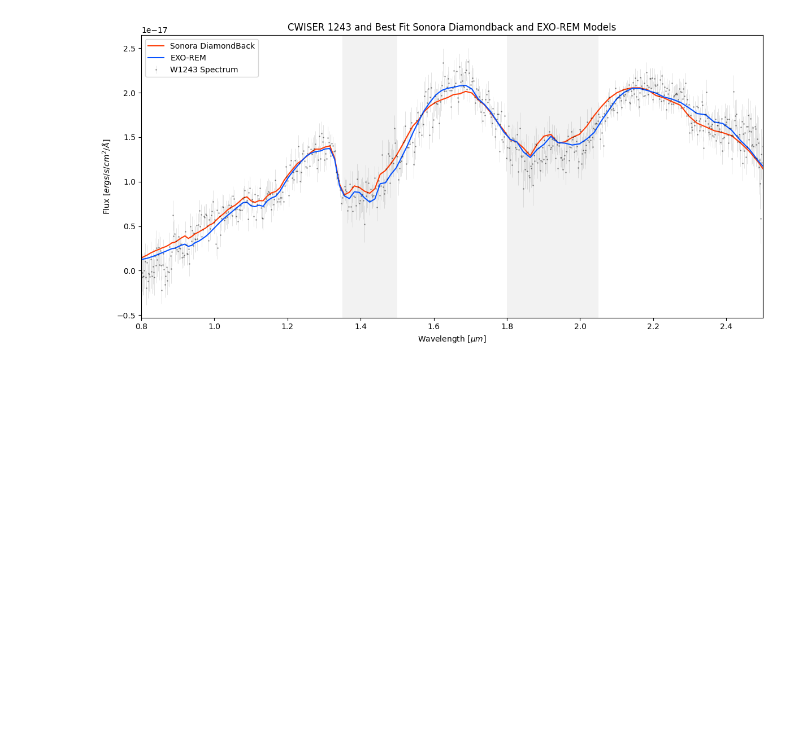
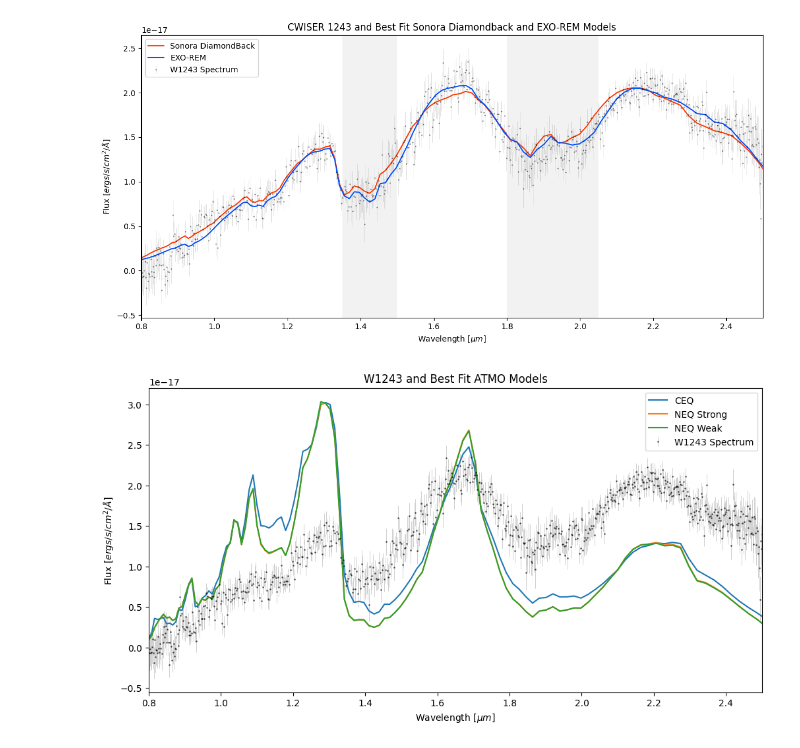
Before and after one commit to dmend8925/Forward-Modeling, a Jupyter notebook: forward_modeling.ipynb, the cells around one changed output. Saved outputs shown, nothing was run; the diff lists cells and outputs as text; code cells hidden in the pictures; blank space fills up the shorter version.

```diff
--- a/forward_modeling.ipynb
+++ b/forward_modeling.ipynb
@@ -798,6 +798,6 @@ plt.close()
 # %%
 # ATMO CEQ
-atmo_ceq_results = "atmo_ceq_results.csv"
+atmo_ceq_results = "/home/dylan/Research/W1243/forward_modeling/forward_modeling_results/atmo_ceq_results.csv"
 
 if Path(atmo_ceq_results).exists():
     atmo_ceq_df = pd.read_csv(atmo_ceq_results)
@@ -872,7 +872,7 @@ alpha                                                       0.0
 Name: 171, dtype: object
 # %%
 # ATMO NEQ strong
-atmo_neq_strong_results = "atmo_neq_strong_results.csv"
+atmo_neq_strong_results = "/home/dylan/Research/W1243/forward_modeling/forward_modeling_results/atmo_neq_strong_results.csv"
 
 if Path(atmo_neq_strong_results).exists():
     atmo_neq_strong_df = pd.read_csv(atmo_neq_strong_results)
@@ -946,7 +946,7 @@ alpha                                                       0.0
 Name: 101, dtype: object
 # %%
 # ATMO NEQ weak
-atmo_neq_weak_results = "atmo_neq_weak_results.csv"
+atmo_neq_weak_results = "/home/dylan/Research/W1243/forward_modeling/forward_modeling_results/atmo_neq_weak_results.csv"
 
 if Path(atmo_neq_weak_results).exists():
     atmo_neq_weak_df = pd.read_csv(atmo_neq_weak_results)
@@ -1097,3 +1097,50 @@ plt.show()
 plt.close()
 # %% [output]
 [figure]
+# %%
+fig, ax = plt.subplots(figsize=(12, 6))
+
+atmo_df_list = [atmo_ceq_df, atmo_neq_strong_df, atmo_neq_weak_df]
+atmo_model_names = ["CEQ", "NEQ Strong", "NEQ Weak"]
+
+plt.errorbar(
+    W1243_spectrum.wavelength,
+    W1243_spectrum.flux,
+    yerr=W1243_spectrum.error,
+    fmt="o",
+    ms=1,
+    label='W1243 Spectrum',
+    color='k',
+    alpha=.5,
+    ecolor='gray',
+    elinewidth=.5
+)
+
+for i, df in enumerate(atmo_df_list):
+    best_idx = df['chi2'].idxmin()
+    best_row = df.loc[best_idx]
+    best_model_path = best_row['file_path']
+    best_alpha = best_row['alpha']
+    best_chi2 = best_row['chi2']
+
+    model = load_model_spectrum(best_model_path, skip_rows=2)
+
+    model = downbin_model(model, .8, 2.5)
+
+    flux_units = model.flux * u.W/u.m**2/u.micron
+    flux_cgs= flux_units.to(u.erg/u.s/u.cm**2/u.AA)
+
+    model.flux = flux_cgs.value
+
+    plt.plot(model.wavelength, model.flux * best_alpha, label=atmo_model_names[i])
+
+plt.title("W1243 and Best Fit ATMO Models")
+plt.xlabel(r"Wavelength [$\mu m$]")
+plt.ylabel(r"Flux [$ergs/s/cm^2/\AA$]")
+plt.xlim(0.8, 2.5)
+plt.savefig(f"{plot_dir}/W1243_spectra_best_fit_atmo.png", dpi=300, bbox_inches='tight')
+plt.legend(loc='best')
+plt.show()
+plt.close()
+# %% [output]
+[figure, added]
```
Also changed, not shown: parts of 10 cells of this notebook, 16 other files.
